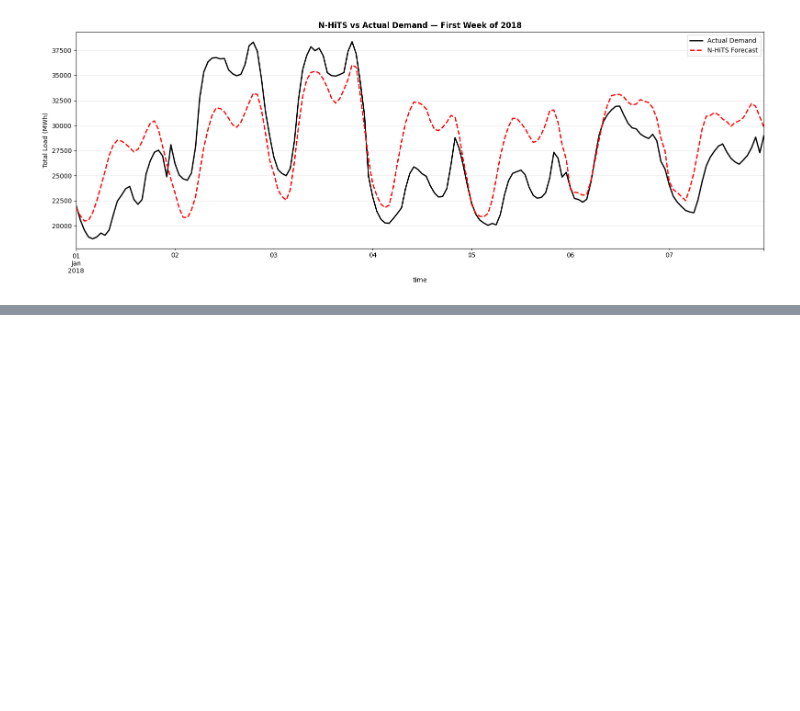
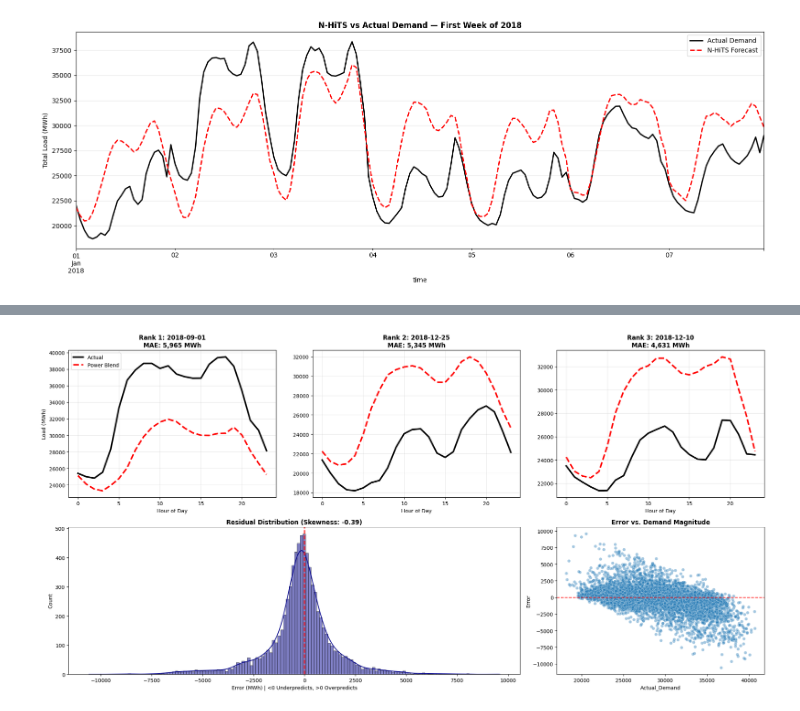
Before and after one commit to MariaGoico/Time_Series_Final_Project, a Jupyter notebook: modeling_pipeline.ipynb, the cells around one changed output, grey strips where cells are left out. Cells and saved outputs as stored; diff of their text form; code cells hidden in the pictures; blank space fills up the shorter version.

```diff
--- a/modeling_pipeline.ipynb
+++ b/modeling_pipeline.ipynb
@@ -337,18 +350,0 @@ Running error analysis for: N-HiTS
-# %%
-daily_mae = error_df.groupby("Date")["Absolute_Error"].mean().sort_values(ascending=False)
-worst_3 = daily_mae.head(3)
-
-fig, axes = plt.subplots(1, 3, figsize=(20, 5), sharey=True)
-fig.suptitle(f"Top 3 Worst Predicted Days — {top_model_name}", fontsize=16, fontweight="bold")
-for i, (date, mae_val) in enumerate(worst_3.items()):
-    day_data = error_df[error_df["Date"] == date]
-    axes[i].plot(day_data.index.hour, day_data["Actual_Demand"], color="black", lw=2, label="Actual")
-    axes[i].plot(day_data.index.hour, day_data["Predicted_Demand"], color="red", linestyle="--", lw=2, label="Predicted")
-    axes[i].set_title(f"Rank {i+1}: {date} MAE: {mae_val:,.0f} MWh")
-    axes[i].set_xlabel("Hour")
-    axes[i].grid(True, alpha=0.3)
-    if i == 0:
-        axes[i].set_ylabel("Load (MWh)")
-        axes[i].legend()
-plt.tight_layout()
-plt.show()
@@ -717,0 +555,38 @@ Ensemble: Stacking     1374.54  4.63  1921.53  1104.69
+# %%
+# ==============================================================================
+# ANALYSIS 1: EXTREME ERRORS & RESIDUAL DISTRIBUTION
+# ==============================================================================
+fig = plt.figure(figsize=(20, 10))
+gs = plt.GridSpec(2, 3, figure=fig)
+
+# 1.1 Top 3 Worst Days
+daily_mae = error_df.groupby("Date")["Absolute_Error"].mean().sort_values(ascending=False)
+worst_3 = daily_mae.head(3)
+
+for i, (date, mae_val) in enumerate(worst_3.items()):
+    ax = fig.add_subplot(gs[0, i])
+    day_data = error_df[error_df["Date"] == date]
+    ax.plot(day_data.index.hour, day_data["Actual_Demand"], color="black", lw=3, label="Actual")
+    ax.plot(day_data.index.hour, day_data["Predicted_Demand"], color="red", ls="--", lw=3, label="Power Blend")
+    ax.set_title(f"Rank {i+1}: {date}\nMAE: {mae_val:,.0f} MWh", fontweight="bold")
+    ax.set_xlabel("Hour of Day")
+    ax.grid(True, alpha=0.3)
+    if i == 0: ax.set_ylabel("Load (MWh)"); ax.legend()
+
+# 1.2 Residual Histogram (Bias Check)
+ax_hist = fig.add_subplot(gs[1, :2])
+sns.histplot(error_df["Error"], kde=True, ax=ax_hist, color="darkblue")
+ax_hist.axvline(0, color="red", linestyle="--", lw=2)
+ax_hist.set_title(f"Residual Distribution (Skewness: {error_df['Error'].skew():.2f})", fontweight="bold")
+ax_hist.set_xlabel("Error (MWh) | <0 Underpredicts, >0 Overpredicts")
+
+# 1.3 Heteroscedasticity (Error vs Load)
+ax_scatter = fig.add_subplot(gs[1, 2])
+sns.scatterplot(data=error_df, x="Actual_Demand", y="Error", alpha=0.4, ax=ax_scatter)
+ax_scatter.axhline(0, color="red", ls="--")
+ax_scatter.set_title("Error vs. Demand Magnitude", fontweight="bold")
+
+plt.tight_layout()
+plt.show()
+# %% [output]
+[figure, added]
```
Also changed, not shown: parts of 33 cells of this notebook.
